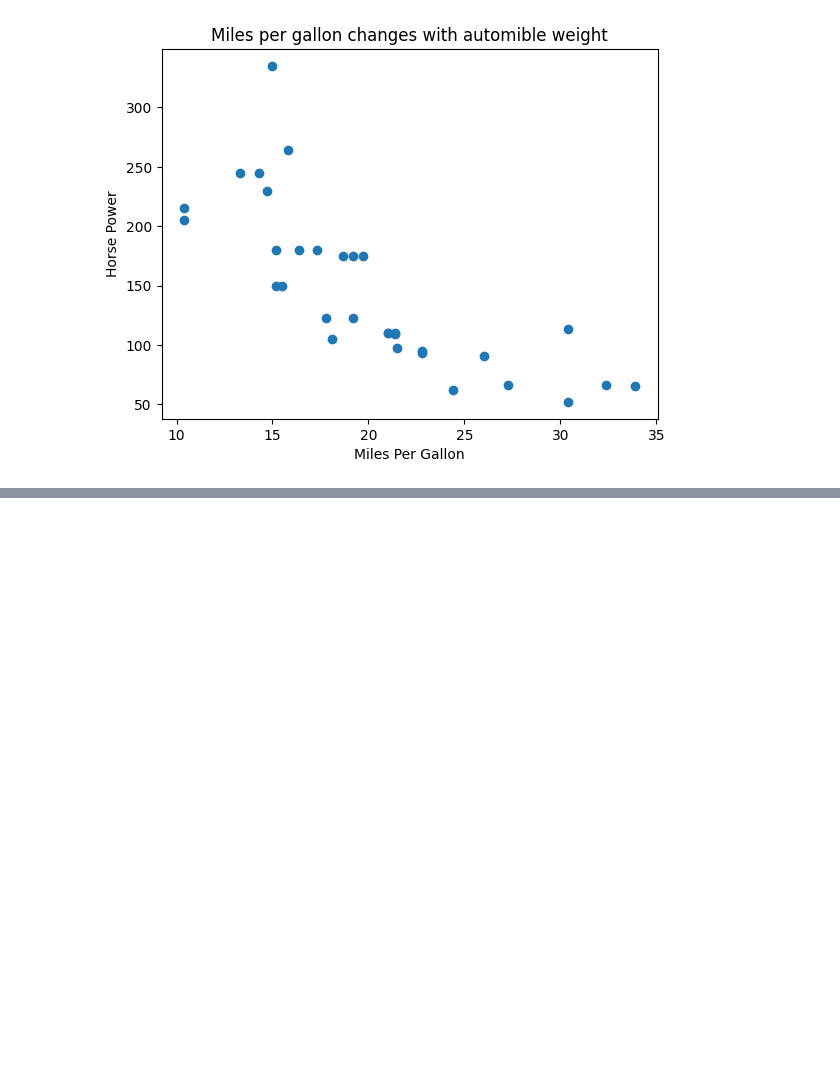
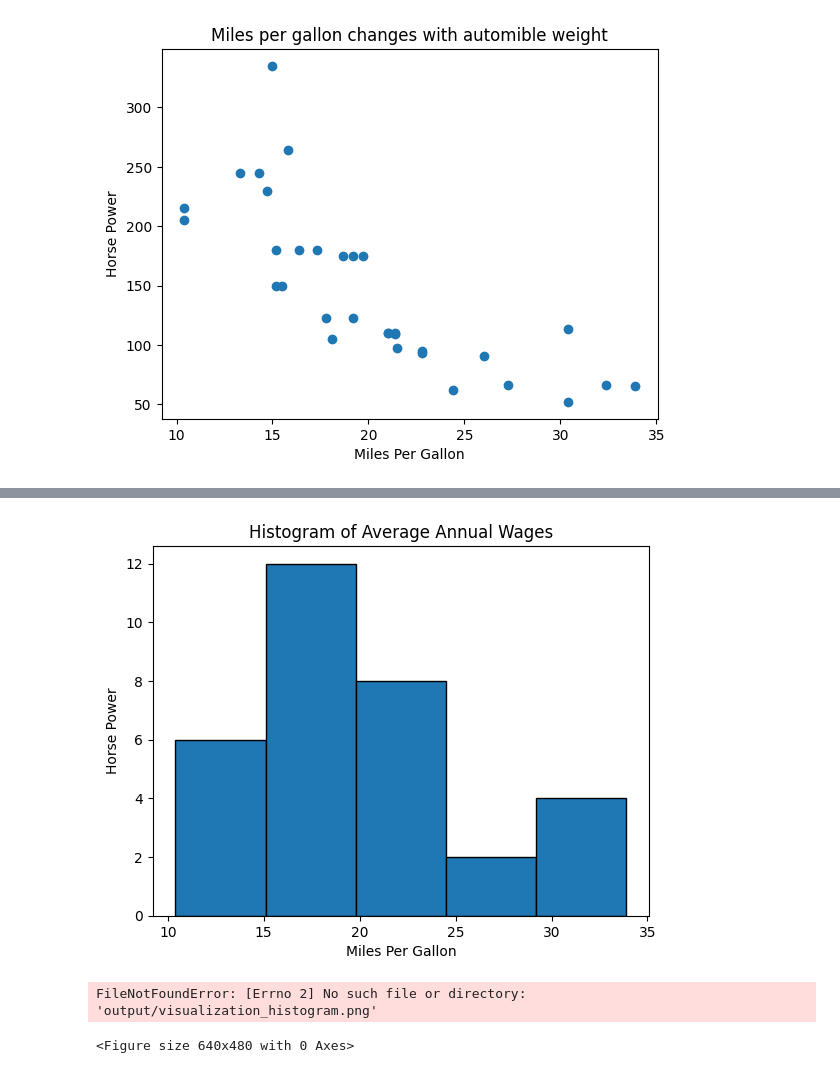
Before and after one commit to nogibjj/Keon_individualproject_1, a Jupyter notebook: src/descpritive_stats.ipynb, the cells around one changed output, grey strips where cells are left out. Drawn from its saved outputs; the diff is of its cells as text; code cells hidden in the pictures; blank space fills up the shorter version.

Commit message:
made a plot

```diff
--- a/src/descpritive_stats.ipynb
+++ b/src/descpritive_stats.ipynb
@@ -47,0 +38,6 @@ shape: (5, 12)
+# %%
+lib.plot_hist(car, "mpg")
+# %% [output]
+[figure, added]
+FileNotFoundError: [Errno 2] No such file or directory: 'output/visualization_histogram.png'
+<Figure size 640x480 with 0 Axes>
```
Also changed, not shown: parts of 1 cell of this notebook, 4 other files.
